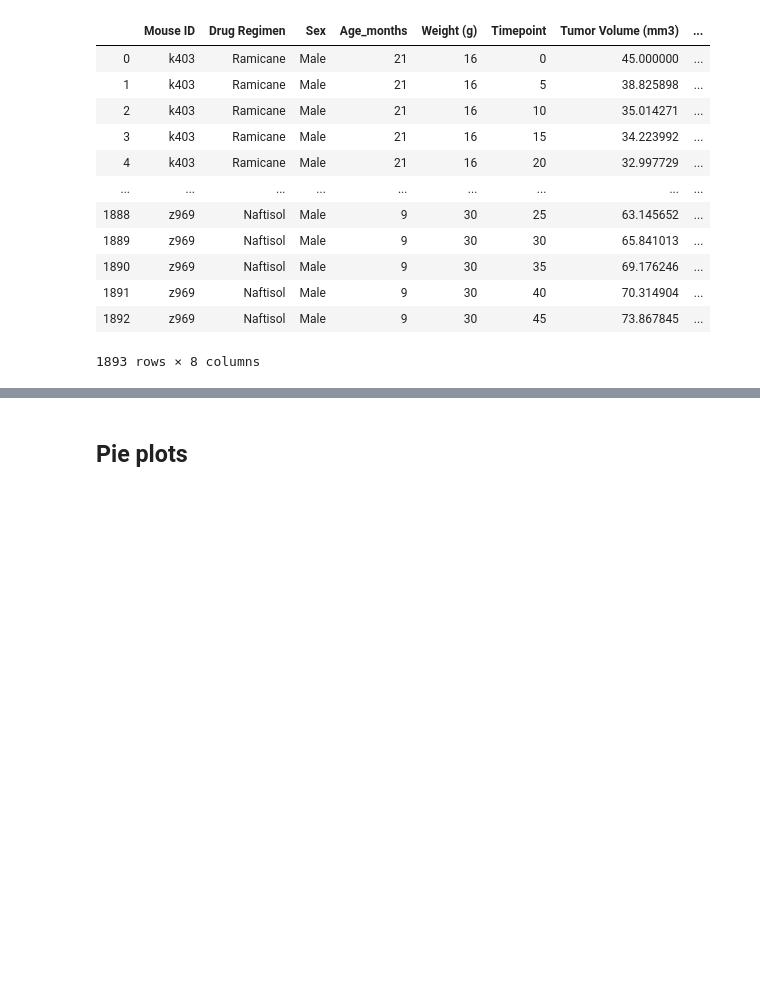
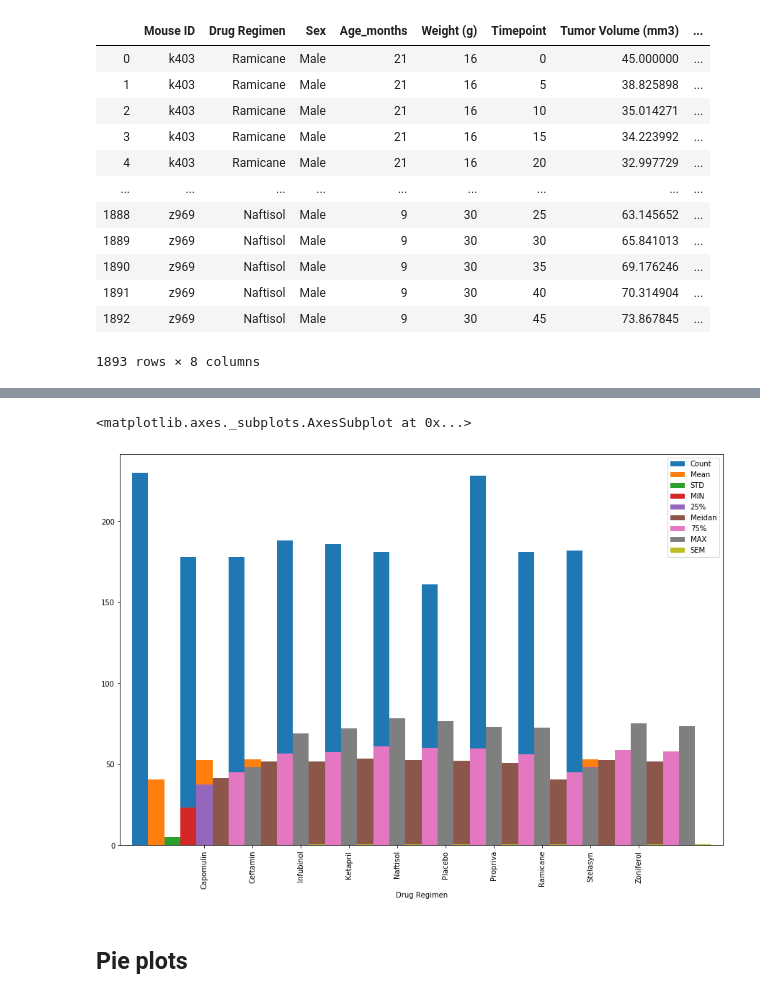
Before and after one commit to fkarimov69/Matplotlib-challenge, a Jupyter notebook: Pymaceuticals/DraftHW.ipynb, the cells around one changed output, grey strips where cells are left out. Drawn from its saved outputs; the diff is of its cells as text; code cells hidden in the pictures; blank space fills up the shorter version.

```diff
--- a/Pymaceuticals/DraftHW.ipynb
+++ b/Pymaceuticals/DraftHW.ipynb
@@ -85,3 +128,8 @@ tumor_volume_final
+# %%
+tumor_volume_final.plot(kind='bar',align='center',figsize=(15,10),width=3)
+# %% [output]
+<matplotlib.axes._subplots.AxesSubplot at 0x...>
+[figure, added]
 # %%
 # Generate a bar plot showing number of data points for each treatment regimen using pyplot
 # %% [markdown]
```
Also changed, not shown: parts of 12 cells of this notebook.
